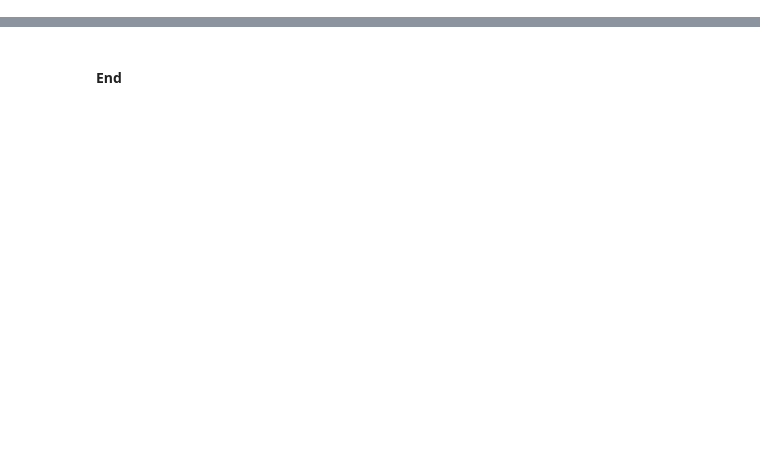
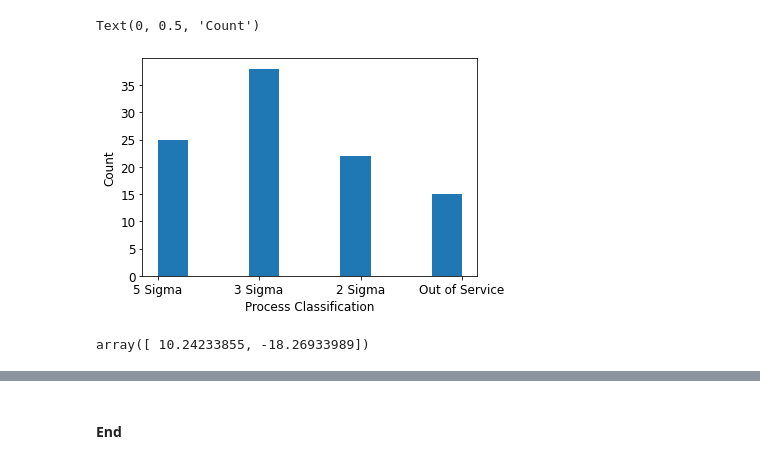
Before and after one commit to JackCaff/ProgDAProject, a Jupyter notebook: Programming for Data Analysis - Project.ipynb, the cells around one changed output, grey strips where cells are left out. Saved outputs shown, nothing was run; the diff lists cells and outputs as text; code cells hidden in the pictures; blank space fills up the shorter version.

```diff
--- a/Programming for Data Analysis - Project.ipynb
+++ b/Programming for Data Analysis - Project.ipynb
@@ -116 +119,15 @@ Out of Service     7
 Name: Process Classification, dtype: int64
+# %%
+# Ref [6] Display total machine classifications.
+Machine["Process Classification"].hist(bins=10, grid=False, xlabelsize=12, ylabelsize=12)
+plt.xlabel("Process Classification", fontsize=12)
+plt.ylabel("Count",fontsize=12)
+# %% [output]
+Text(0, 0.5, 'Count')
+[figure, added]
+# %%
+# Ref Ianmcloughlin lecture notes
+coeffs = np.polyfit(Machine["Years in Production"], Machine["Units Scrapped"], 1)
+coeffs
+# %% [output]
+array([ 10.24233855, -18.26933989])
```
Also changed, not shown: parts of 7 cells of this notebook.
